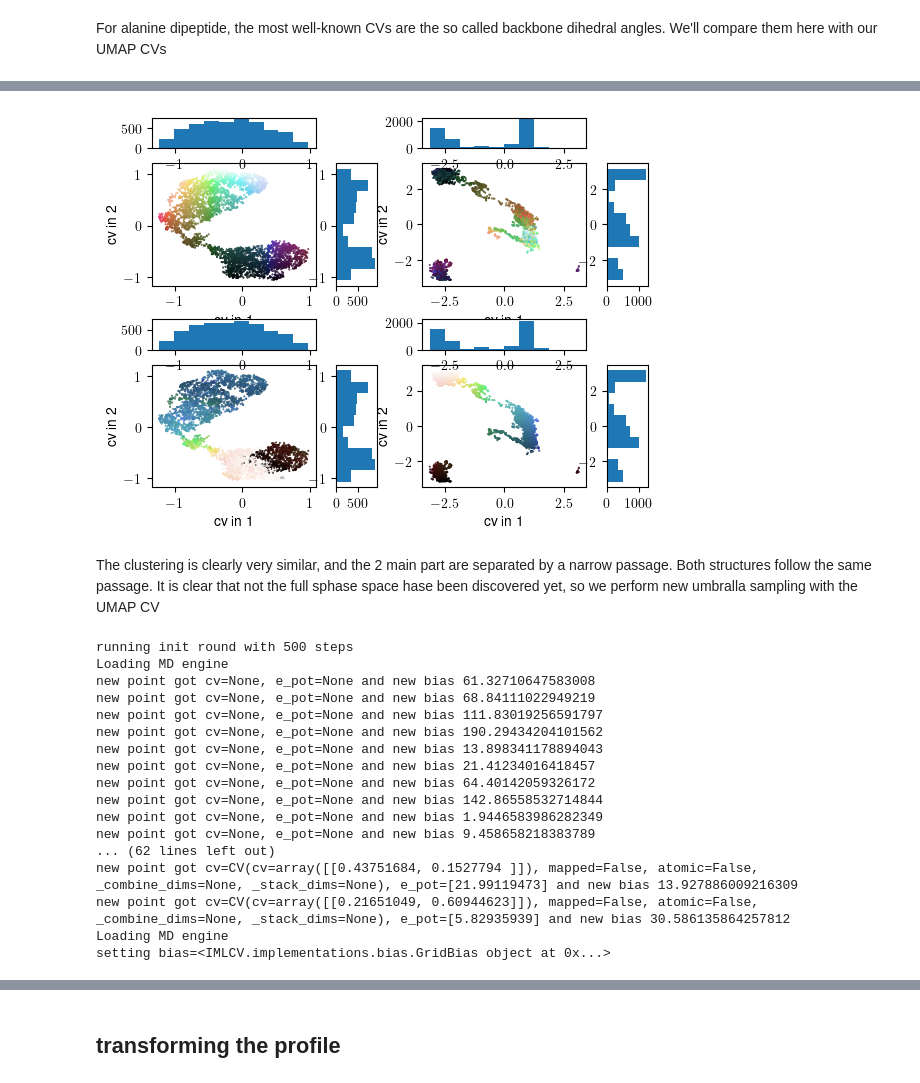
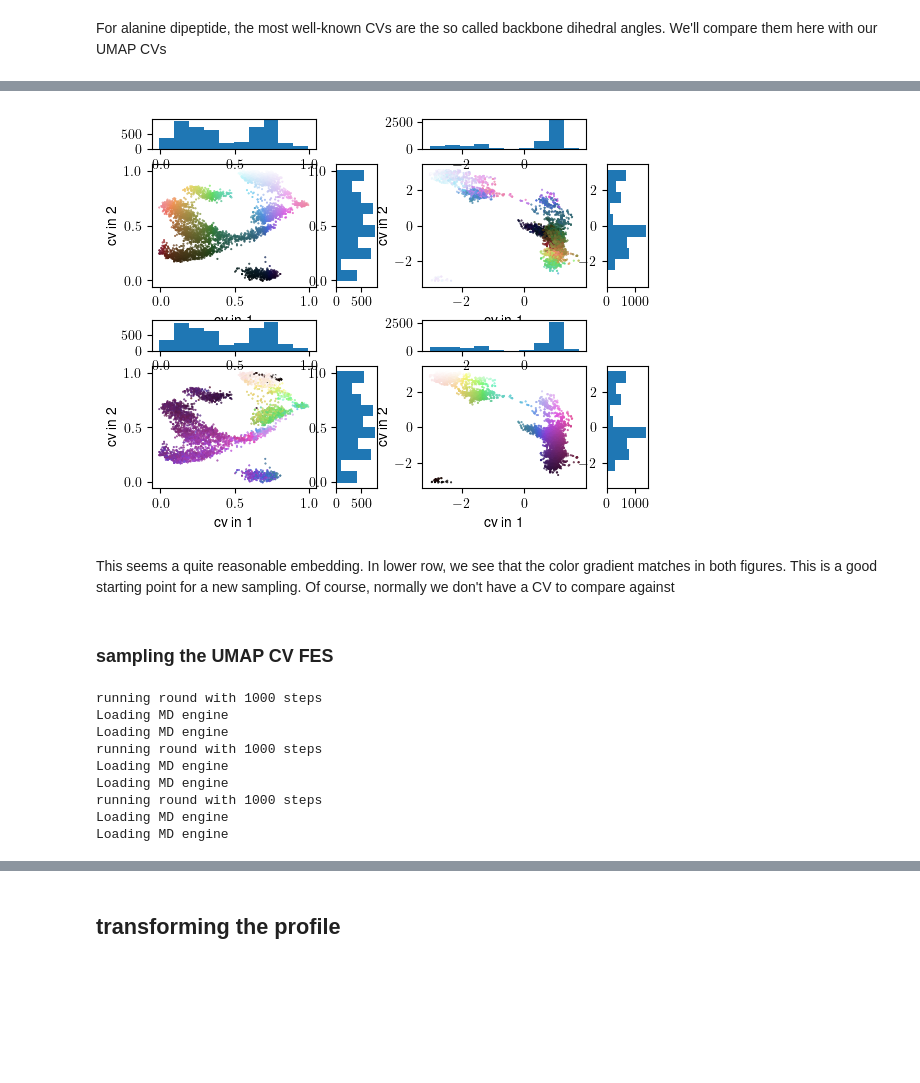
Before and after one commit to DavidDevoogdt/IMLCV, a Jupyter notebook: notebooks/alanine_dipeptide_LDA.ipynb, the cells around one changed output, grey strips where cells are left out. Saved outputs shown, nothing was run; the diff lists cells and outputs as text; code cells hidden in the pictures; blank space fills up the shorter version.

Commit message:
notebooks update + copy  samples from previous CV

```diff
--- a/notebooks/alanine_dipeptide_LDA.ipynb
+++ b/notebooks/alanine_dipeptide_LDA.ipynb
@@ -30,11 +31,11 @@ from IMLCV.base.bias import NoneBias
 
 from pathlib import Path
 
-folder = Path("alanine_dipeptide_LDA")
+folder = Path("alanine_dipeptide_LDA_2")
 
 if not folder.exists():
 
-    lda_steps = 1e4
+    lda_steps = 1e3
 
     mde = alanine_dipeptide_yaff()
     refs = alanine_dipeptide_refs()
@@ -95,2 +102,5 @@ AssertionError:
+# %%
+scheme0.rounds.copy_from_previous_round(  chunk_size=500 )
+scheme0.rounds.add_round_from_md(scheme0.md)
 # %%
 from molmod.units import kjmol
@@ -227,12 +166,12 @@ scheme0.update_CV(
         samples=1e3,
         cvd=cvd,
         new_r_cut=r_cut,
-        chunk_size=300,
-        n_neighbors=40,
-        min_dist=0.8,
+        chunk_size=200,
+        n_neighbors=100,
+        min_dist=0.5,
         nunits=50,
-        nlayers=2,
-        metric="l2",
+        nlayers=3,
+        # metric="l2",
         densmap=False,
         parametric_reconstruction=True,
         parametric_reconstruction_loss_fcn=keras.losses.MSE,
@@ -286,7 +217,7 @@ bd_cv0 = CollectiveVariable(
 
 umap_cv = scheme0.md.bias.collective_variable
 
-sp,nl,cv,sti =  CVDiscovery.data_loader(  scheme0.rounds,out=5e3,new_r_cut= scheme0.md.static_trajectory_info.r_cut  ,cv_round=1      )
+sp,nl,cv,sti,_ =  CVDiscovery.data_loader(  scheme0.rounds,out=5e3,new_r_cut= scheme0.md.static_trajectory_info.r_cut  ,cv_round=1      )
 
 
 CVDiscovery.plot_app(  name= folder/"cv_2"/"comp_bd.pdf",  sps=  sp[0] ,   nl=  nl[0],   old_cv=umap_cv, new_cv=bd_cv0, chunk_size=300)
@@ -298,3 +225,5 @@ WARNING:absl:call_tf works best with a TensorFlow function that does not capture
-[figure, old version]
+[figure, new version]
-# %% [markdown]
-The clustering is clearly very similar, and the 2 main part are separated by a narrow passage. Both structures follow the same passage. It is clear that not the full sphase space hase been discovered yet, so we perform new umbralla sampling with the UMAP CV
+# %% [markdown]
+This seems a quite reasonable embedding. In lower row, we see that the color gradient matches in both figures. This is a good starting point for a new sampling. Of course, normally we don't have a CV to compare against
+# %% [markdown]
+### sampling the UMAP CV FES
@@ -301,23 +233,14 @@ The clustering is clearly very similar, and the 2 main part are separated by a n
 # %%
-
-scheme0.inner_loop( rnds=3, n=4,steps=1000, init=1000, plot=True)
+scheme0.inner_loop( rnds=3, n=4,steps=1000, init=0, plot=True)
 # %% [output]
-running init round with 500 steps
+running round with 1000 steps
 Loading MD engine
-new point got cv=None, e_pot=None and new bias 61.32710647583008
-new point got cv=None, e_pot=None and new bias 68.84111022949219
-new point got cv=None, e_pot=None and new bias 111.83019256591797
-new point got cv=None, e_pot=None and new bias 190.29434204101562
-new point got cv=None, e_pot=None and new bias 13.898341178894043
-new point got cv=None, e_pot=None and new bias 21.41234016418457
-new point got cv=None, e_pot=None and new bias 64.40142059326172
-new point got cv=None, e_pot=None and new bias 142.86558532714844
-new point got cv=None, e_pot=None and new bias 1.9446583986282349
-new point got cv=None, e_pot=None and new bias 9.458658218383789
-... (62 lines left out)
-new point got cv=CV(cv=array([[0.43751684, 0.1527794 ]]), mapped=False, atomic=False, _combine_dims=None, _stack_dims=None), e_pot=[21.99119473] and new bias 13.927886009216309
-new point got cv=CV(cv=array([[0.21651049, 0.60944623]]), mapped=False, atomic=False, _combine_dims=None, _stack_dims=None), e_pot=[5.82935939] and new bias 30.586135864257812
 Loading MD engine
-setting bias=<IMLCV.implementations.bias.GridBias object at 0x...>
+running round with 1000 steps
+Loading MD engine
+Loading MD engine
+running round with 1000 steps
+Loading MD engine
+Loading MD engine
 # %%
 display(  *[Image(   folder/"cv_2"/f"round_{i}"/"combined.png" , width=500  ) for i in range(1,4)]   )
```
Also changed, not shown: parts of 42 cells of this notebook, 11 other files.
